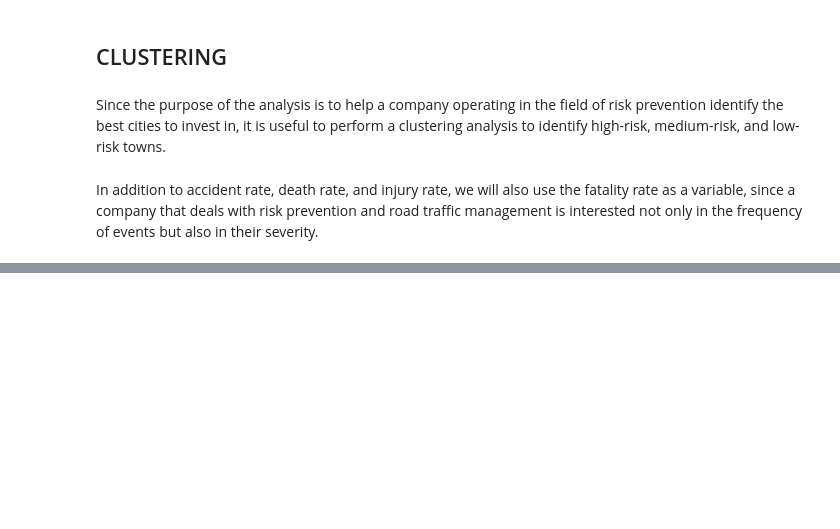
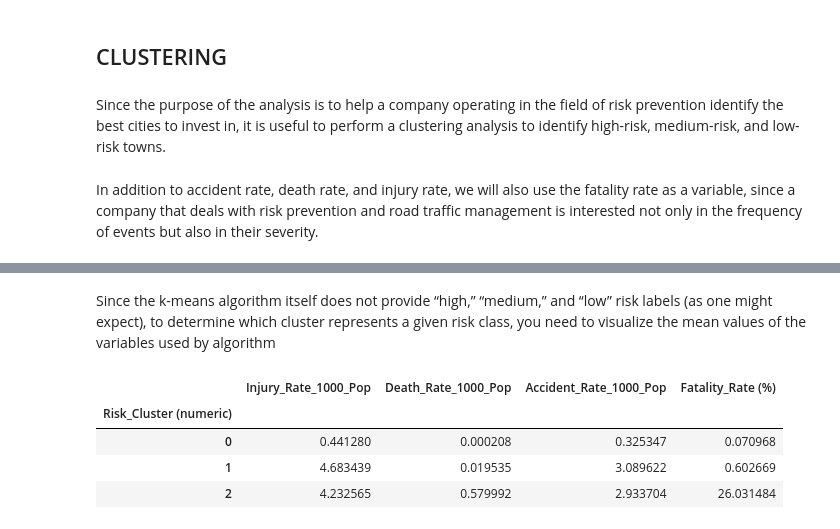
Before and after one commit to Aaronstriker/Final-Project-master-boolean-Data-Analytics, a Jupyter notebook: main_notebook.ipynb, the cells around one changed output, grey strips where cells are left out. Cells and saved outputs as stored; diff of their text form; code cells hidden in the pictures; blank space fills up the shorter version.

```diff
--- a/main_notebook.ipynb
+++ b/main_notebook.ipynb
@@ -907,0 +985,19 @@ clustering_features['Fatality_Rate (%)'] = clustering_features['Fatality_Rate (%
+# %%
+# create a KMeans model
+kmeans = KMeans(n_clusters=3, random_state=42, n_init=10)
+
+# combine the training and label assignment
+cluster_labels = kmeans.fit_predict(clustering_features_scaled_df)
+
+# add the cluster labels to the original dataframe so risk lables will be linked to towns' information
+merged_df['Risk_Cluster (numeric)'] = cluster_labels
+# %% [markdown]
+Since the k-means algorithm itself does not provide “high,” “medium,” and “low” risk labels (as one might expect), to determine which cluster represents a given risk class, you need to visualize the mean values of the variables used by algorithm
+# %%
+merged_df.groupby('Risk_Cluster (numeric)')[['Injury_Rate_1000_Pop', 'Death_Rate_1000_Pop', 'Accident_Rate_1000_Pop', 'Fatality_Rate (%)']].mean()
+# %% [output]
+|  | Injury_Rate_1000_Pop | Death_Rate_1000_Pop | Accident_Rate_1000_Pop | Fatality_Rate (%) |
+| Risk_Cluster (numeric) |  |  |  |  |
+| 0 | 0.441280 | 0.000208 | 0.325347 | 0.070968 |
+| 1 | 4.683439 | 0.019535 | 3.089622 | 0.602669 |
+| 2 | 4.232565 | 0.579992 | 2.933704 | 26.031484 |
```
Also changed, not shown: parts of 24 cells of this notebook, 1 other file.
